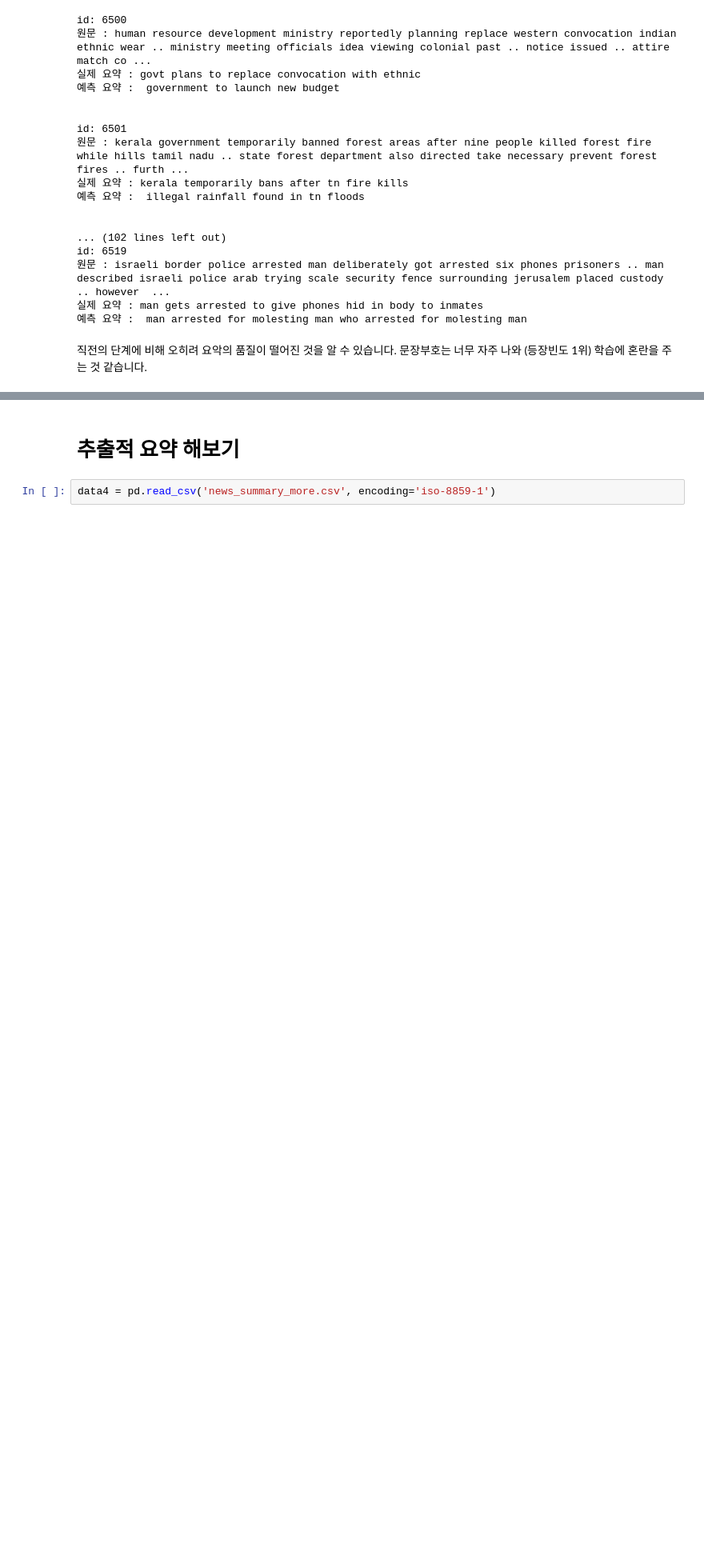
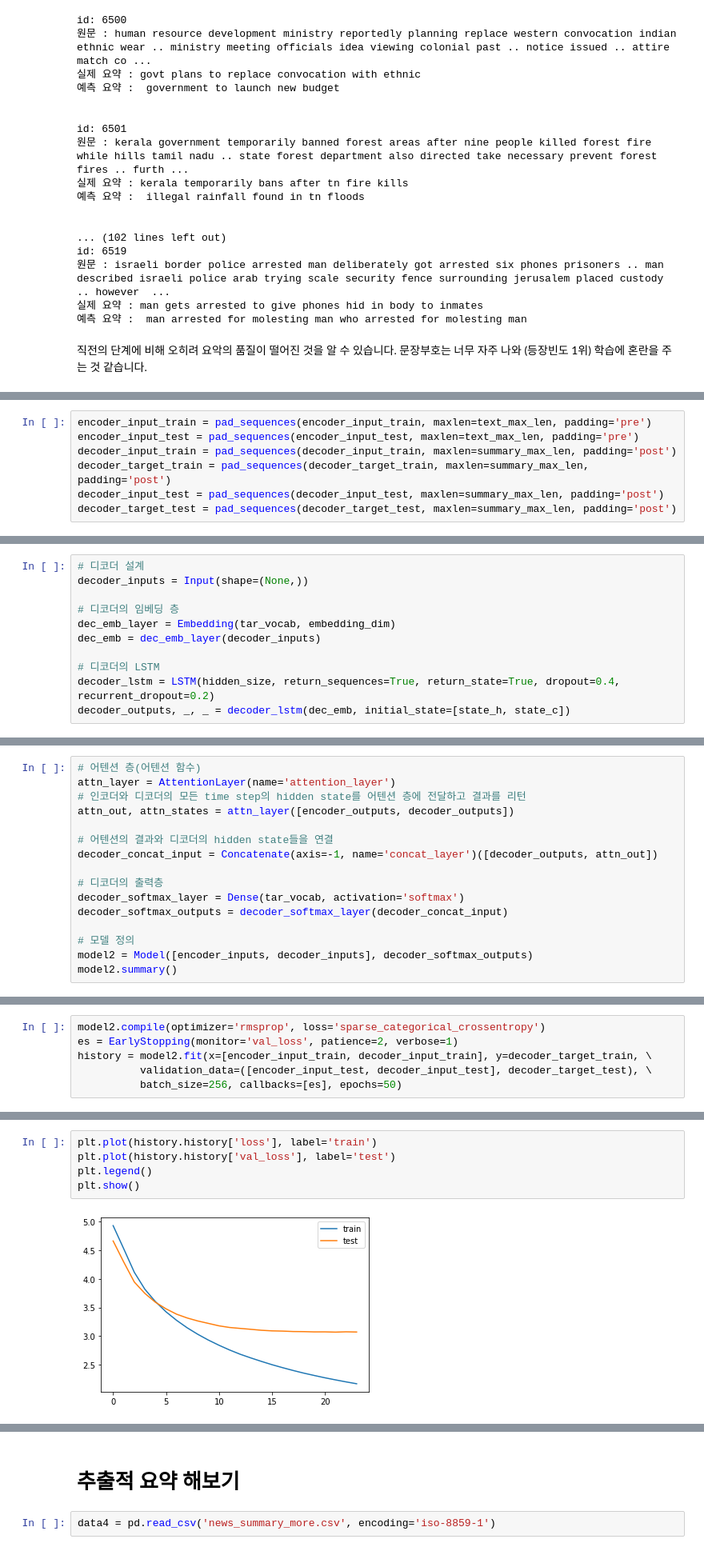
Before and after one commit to hjkornn-phys/Aiffel-Exploration-projects, a Jupyter notebook: Exploration_10/Ex10_News_summarization.ipynb, the cells around one changed output, grey strips where cells are left out. Shown: that part at 80% size. Drawn from its saved outputs; the diff is of its cells as text; blank space fills up the shorter version.

```diff
--- a/Exploration_10/Ex10_News_summarization.ipynb
+++ b/Exploration_10/Ex10_News_summarization.ipynb
@@ -1812,0 +2098,7 @@ id: 6519
+# %%
+encoder_input_train = pad_sequences(encoder_input_train, maxlen=text_max_len, padding='pre')
+encoder_input_test = pad_sequences(encoder_input_test, maxlen=text_max_len, padding='pre')
+decoder_input_train = pad_sequences(decoder_input_train, maxlen=summary_max_len, padding='post')
+decoder_target_train = pad_sequences(decoder_target_train, maxlen=summary_max_len, padding='post')
+decoder_input_test = pad_sequences(decoder_input_test, maxlen=summary_max_len, padding='post')
+decoder_target_test = pad_sequences(decoder_target_test, maxlen=summary_max_len, padding='post')
@@ -1812,0 +2136,11 @@ id: 6519
+# %%
+# 디코더 설계
+decoder_inputs = Input(shape=(None,))
+
+# 디코더의 임베딩 층
+dec_emb_layer = Embedding(tar_vocab, embedding_dim)
+dec_emb = dec_emb_layer(decoder_inputs)
+
+# 디코더의 LSTM
+decoder_lstm = LSTM(hidden_size, return_sequences=True, return_state=True, dropout=0.4, recurrent_dropout=0.2)
+decoder_outputs, _, _ = decoder_lstm(dec_emb, initial_state=[state_h, state_c])
@@ -1812,0 +2178,16 @@ id: 6519
+# %%
+# 어텐션 층(어텐션 함수)
+attn_layer = AttentionLayer(name='attention_layer')
+# 인코더와 디코더의 모든 time step의 hidden state를 어텐션 층에 전달하고 결과를 리턴
+attn_out, attn_states = attn_layer([encoder_outputs, decoder_outputs])
+
+# 어텐션의 결과와 디코더의 hidden state들을 연결
+decoder_concat_input = Concatenate(axis=-1, name='concat_layer')([decoder_outputs, attn_out])
+
+# 디코더의 출력층
+decoder_softmax_layer = Dense(tar_vocab, activation='softmax')
+decoder_softmax_outputs = decoder_softmax_layer(decoder_concat_input)
+
+# 모델 정의
+model2 = Model([encoder_inputs, decoder_inputs], decoder_softmax_outputs)
+model2.summary()
@@ -1812,0 +2212,6 @@ id: 6519
+# %%
+model2.compile(optimizer='rmsprop', loss='sparse_categorical_crossentropy')
+es = EarlyStopping(monitor='val_loss', patience=2, verbose=1)
+history = model2.fit(x=[encoder_input_train, decoder_input_train], y=decoder_target_train, \
+          validation_data=([encoder_input_test, decoder_input_test], decoder_target_test), \
+          batch_size=256, callbacks=[es], epochs=50)
@@ -1812,0 +2238,7 @@ id: 6519
+# %%
+plt.plot(history.history['loss'], label='train')
+plt.plot(history.history['val_loss'], label='test')
+plt.legend()
+plt.show()
+# %% [output]
+[figure, added]
```
Also changed, not shown: parts of 58 cells of this notebook.
